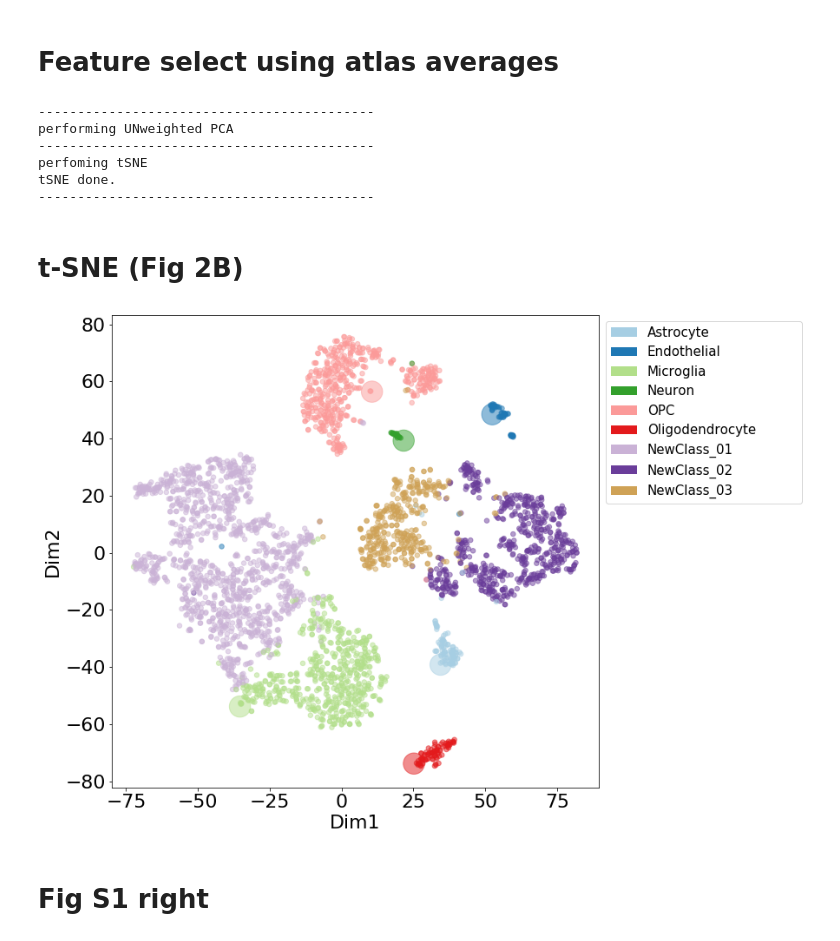
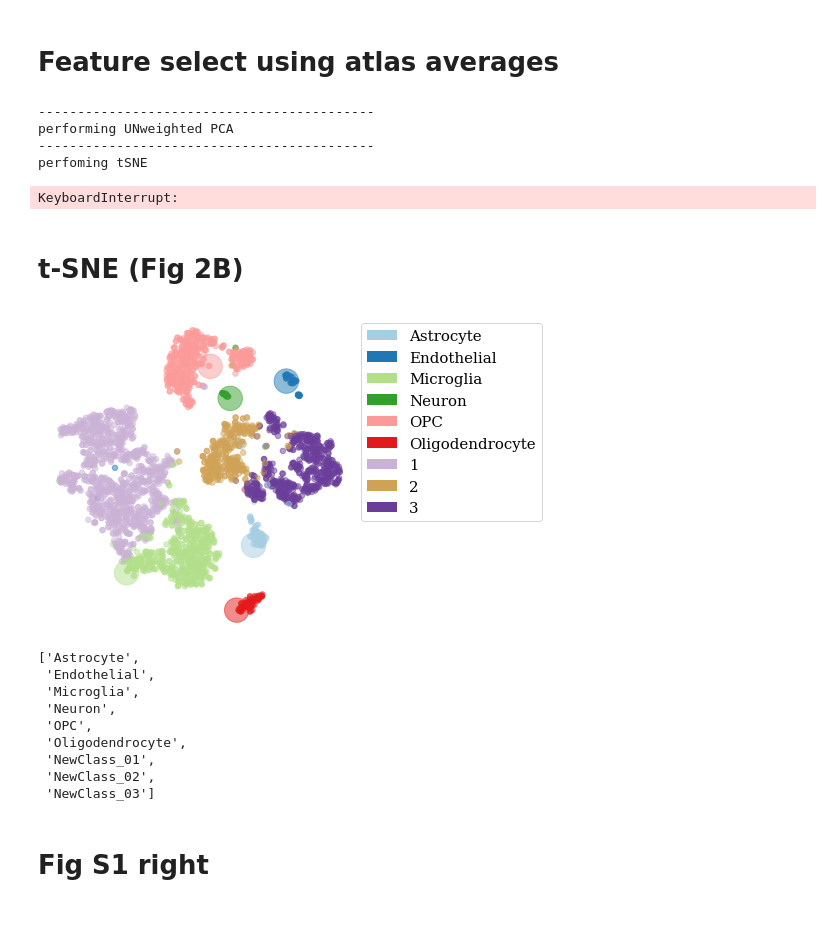
Before and after one commit to iosonofabio/northstar_analysis, a Jupyter notebook: Northstar_Brain.ipynb, the cells around one changed output. Cells and saved outputs as stored; diff of their text form; code cells hidden in the pictures.

```diff
--- a/Northstar_Brain.ipynb
+++ b/Northstar_Brain.ipynb
@@ -156,7 +164,6 @@ plt.show()
 # %% [markdown]
 # Feature select using atlas averages
 # %%
-date = time.datenum_complete()
 # make a lookup table to standardize cell type nomenclature of atlas and test data:
 name_lut = {
     'Astocyte': 'Astrocyte',
@@ -192,43 +199,58 @@ tsnedf, celltypes, distance_matrix = noa.atlas_averages_to_tsnedf(GBM_meta, GBM_
 performing UNweighted PCA
 -------------------------------------------
 perfoming tSNE
-tSNE done.
--------------------------------------------
+KeyboardInterrupt:
+# %%
+# rename new classes
+tsnedf.loc[tsnedf['new_membership'] == 'microglia', 'new_membership'] = 'Microglia'
+tsnedf.loc[tsnedf['new_membership'] == 'NewClass_01', 'new_membership'] = '1'
+tsnedf.loc[tsnedf['new_membership'] == 'NewClass_03', 'new_membership'] = '2'
+tsnedf.loc[tsnedf['new_membership'] == 'NewClass_02', 'new_membership'] = '3'
+celltypes = celltypes[:6] + ['1', '2', '3']
 # %% [markdown]
 # t-SNE (Fig 2B)
 # %%
-addl = len(celltypes)-8
-if (addl % 2 == 0):
-    added_colors = sns.color_palette('BrBG',addl)
-    colors = sns.color_palette('Paired', 10)[:6]+sns.color_palette('Paired',12)[8:10]+added_colors
-elif addl>2:
-    all_colors = sns.color_palette('BrBG',addl)
-    mid = round((len(all_colors)-1)/2)
-    added_colors = all_colors[:mid]+all_colors[mid+1:]
-    colors = sns.color_palette('Paired', 10)[:6]+sns.color_palette('Paired',12)[8:10]+added_colors
-else:
-    added_colors = sns.color_palette('BrBG',3)[0]
-    colors = sns.color_palette('Paired', 10)[:6]+sns.color_palette('Paired',12)[8:10]+[added_colors]
+colors_atlas = sns.color_palette('Paired', 10)[:6]
+tmp = sns.color_palette('Paired',12)[8:10] + sns.color_palette('BrBG',3)[:1]
+colors_neo = [tmp[0], tmp[2], tmp[1]]
+
+colors = colors_atlas+colors_neo
 mainlut = dict(zip(celltypes,colors))
 newcolor = tsnedf['new_membership'].map(mainlut)
 weights = list(np.ones(6)*kwds['weights_atlas_cells']*30)+list(np.ones(len(tsnedf[6:]))*30)
 
-f,ax = plt.subplots(figsize=(12,10))
+f,ax = plt.subplots(figsize=(7.2, 4.6))
 tsnedf.plot.scatter('Dim1','Dim2',s=weights
                     ,alpha=.5,color=newcolor,ax=ax)
-for x,y in mainlut.items():
+
+for x, y in mainlut.items():
     plt.bar(0,0,color=y,label=x,alpha=1)
     handles, labels = ax.get_legend_handles_labels()
     #plt.legend(handles[:],labels[:],bbox_to_anchor=(-0.0, 1.08, 1., .102), loc=2,
 plt.legend(handles,celltypes,bbox_to_anchor=(1, .9, .43, .102), loc=2,
-               ncol=1, mode="expand",fontsize=15)
-plt.title('Atlas average based new annotation, new tSNE')
-plt.gcf().subplots_adjust(left=.1,right=0.75)
-f.savefig(output_dir+date+'/Figure_2B.png')
-f.savefig(output_dir+date+'/Figure_2B.pdf')
+               ncol=1, fontsize=15)
+#plt.title('Atlas average based new annotation, new tSNE')
+ax.set_axis_off()
+
+f.tight_layout()
+#f.savefig(output_dir+date+'/Figure_2B.png', dpi=600)
+#f.savefig(output_dir+date+'/Figure_2B.pdf')
+#f.savefig(output_dir+date+'/Figure_2B.svg')
 plt.show()
 # %% [output]
-[figure, old version]
+[figure, new version]
+# %%
+celltypes
+# %% [output]
+['Astrocyte',
+ 'Endothelial',
+ 'Microglia',
+ 'Neuron',
+ 'OPC',
+ 'Oligodendrocyte',
+ 'NewClass_01',
+ 'NewClass_02',
+ 'NewClass_03']
 # %% [markdown]
 # Fig S1 right
 # %%
```
Also changed, not shown: parts of 6 cells of this notebook, 8 other files.
